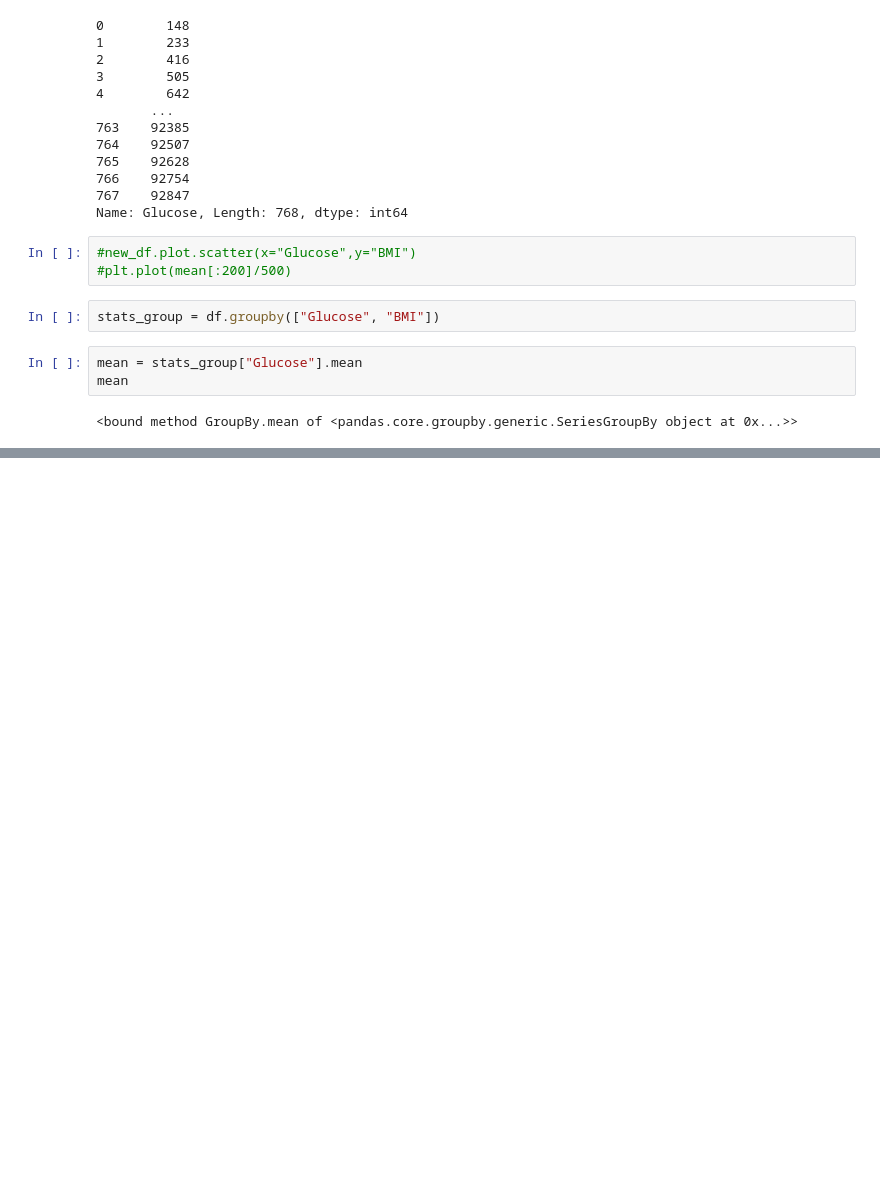
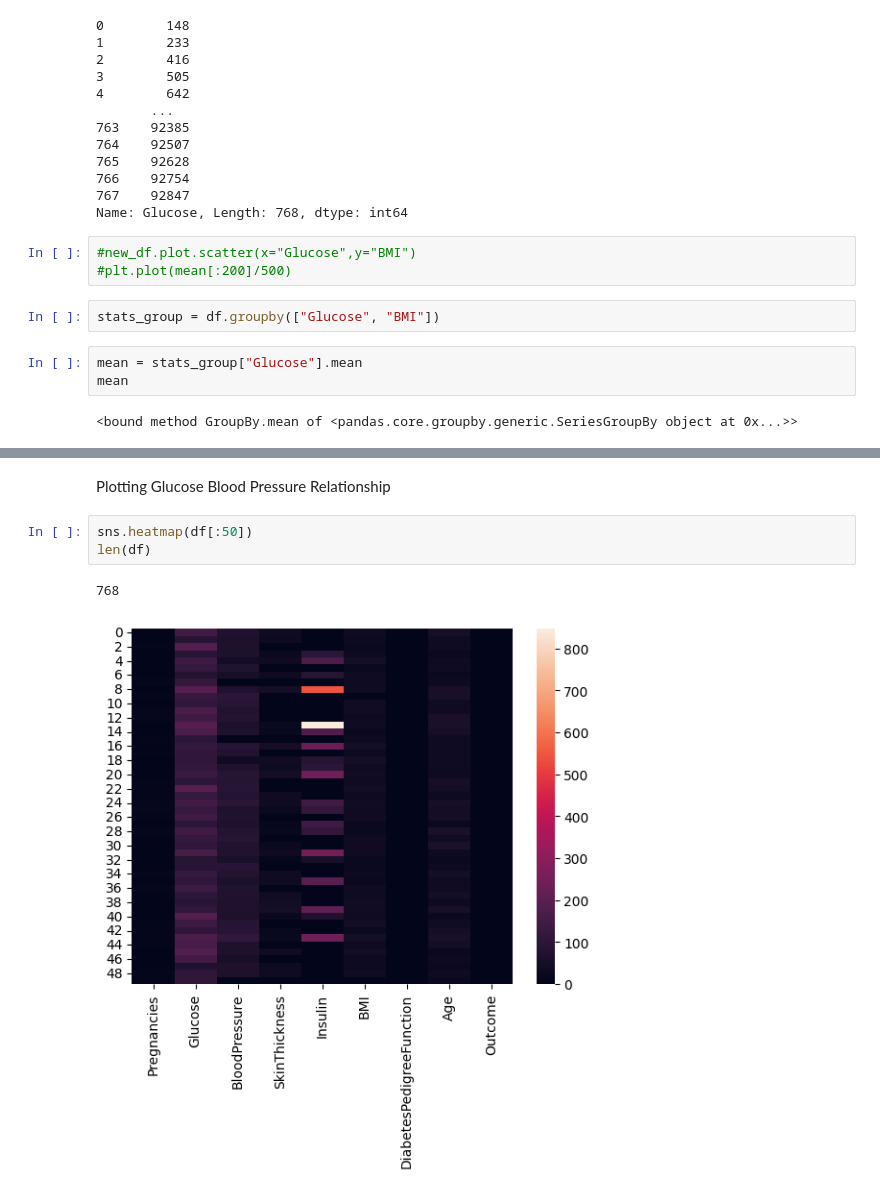
Before and after one commit to colatos99/diabetes-dataset-project, a Jupyter notebook: main_nb.ipynb, the cells around one changed output, grey strips where cells are left out. Saved outputs shown, nothing was run; the diff lists cells and outputs as text; blank space fills up the shorter version.

```diff
--- a/main_nb.ipynb
+++ b/main_nb.ipynb
@@ -88,0 +114,8 @@ len(x)
+# %% [markdown]
+Plotting Glucose Blood Pressure Relationship
+# %%
+sns.heatmap(df[:50])
+len(df)
+# %% [output]
+768
+[figure, added]
```
Also changed, not shown: parts of 8 cells of this notebook.
